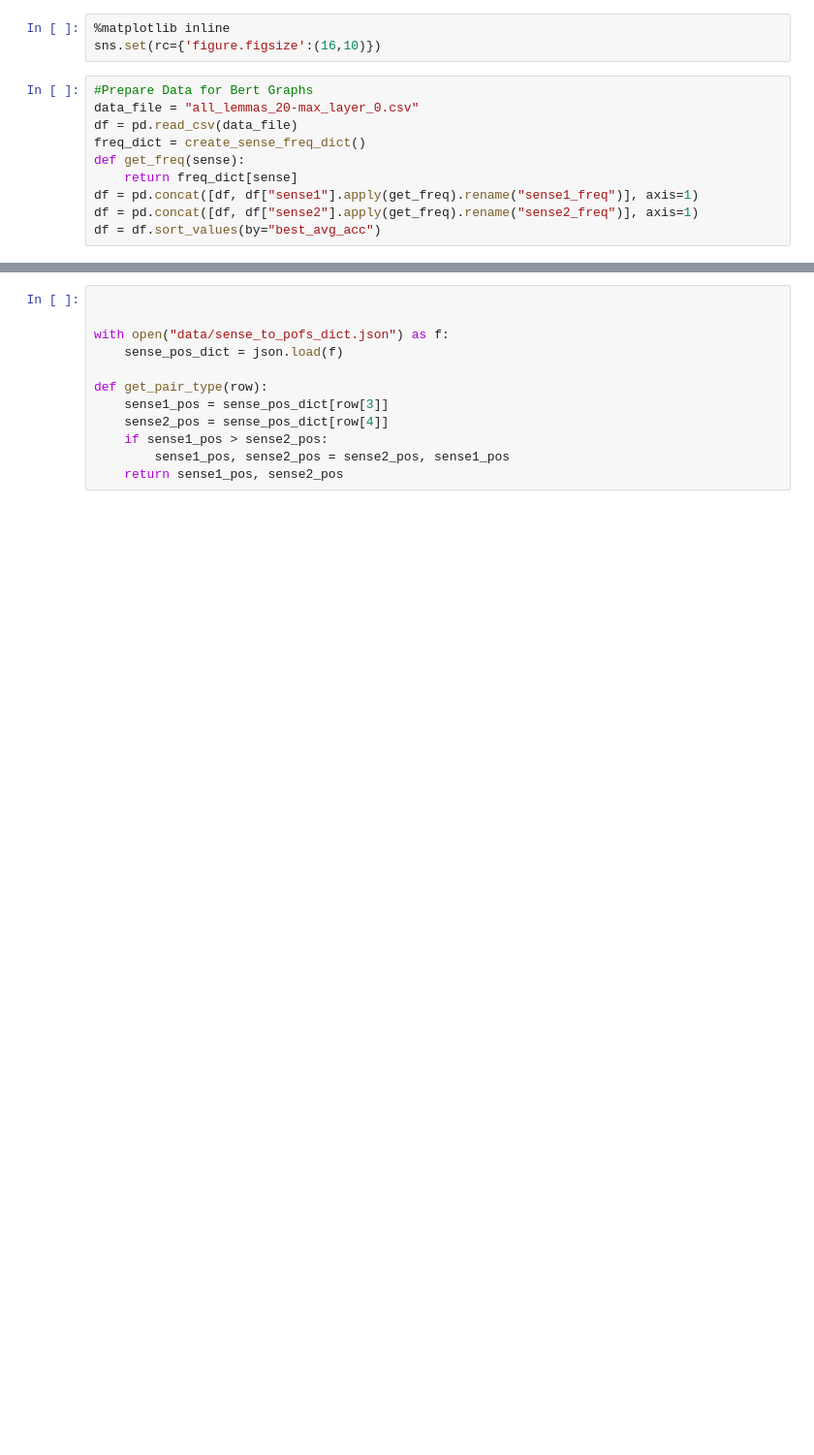
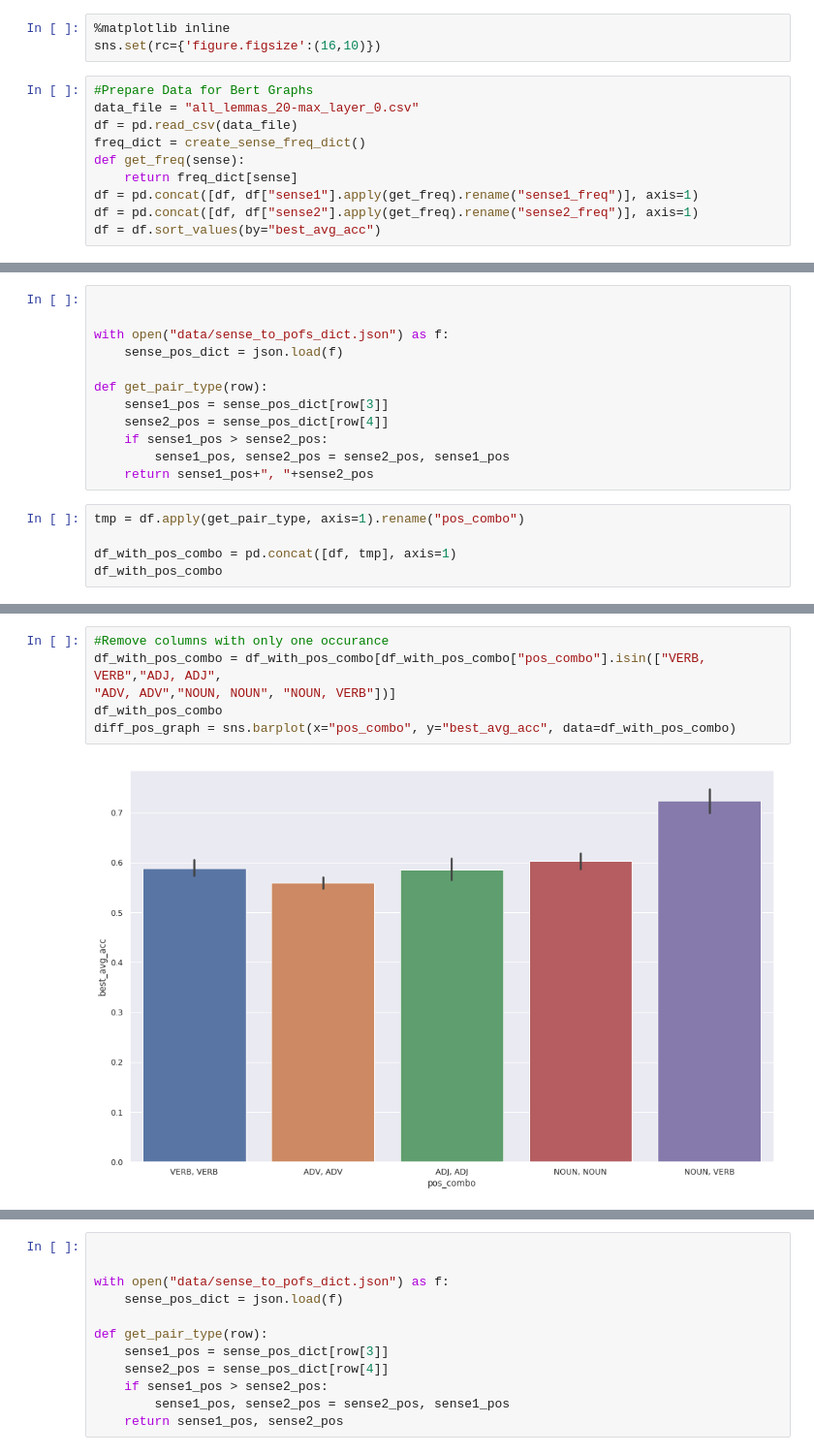
Before and after one commit to Mark-Hopkins-at-Williams/research-wsd, a Jupyter notebook: WSD.ipynb, the cells around one changed output, grey strips where cells are left out. Shown at 97% size. Drawn from its saved outputs; the diff is of its cells as text; blank space fills up the shorter version.

```diff
--- a/WSD.ipynb
+++ b/WSD.ipynb
@@ -64,0 +82,17 @@ diff_pos_graph = specs = sns.barplot(x="lemma", y="best_avg_acc", data=diff_pos)
+# %%
+
+
+with open("data/sense_to_pofs_dict.json") as f:
+    sense_pos_dict = json.load(f)
+
+def get_pair_type(row):
+    sense1_pos = sense_pos_dict[row[3]]
+    sense2_pos = sense_pos_dict[row[4]]
+    if sense1_pos > sense2_pos:
+        sense1_pos, sense2_pos = sense2_pos, sense1_pos
+    return sense1_pos+", "+sense2_pos
+# %%
+tmp = df.apply(get_pair_type, axis=1).rename("pos_combo")
+
+df_with_pos_combo = pd.concat([df, tmp], axis=1)
+df_with_pos_combo
@@ -64,0 +118,8 @@ diff_pos_graph = specs = sns.barplot(x="lemma", y="best_avg_acc", data=diff_pos)
+# %%
+#Remove columns with only one occurance
+df_with_pos_combo = df_with_pos_combo[df_with_pos_combo["pos_combo"].isin(["VERB, VERB","ADJ, ADJ",
+"ADV, ADV","NOUN, NOUN", "NOUN, VERB"])]
+df_with_pos_combo
+diff_pos_graph = sns.barplot(x="pos_combo", y="best_avg_acc", data=df_with_pos_combo)
+# %% [output]
+[figure, added]
```
Also changed, not shown: parts of 20 cells of this notebook.
